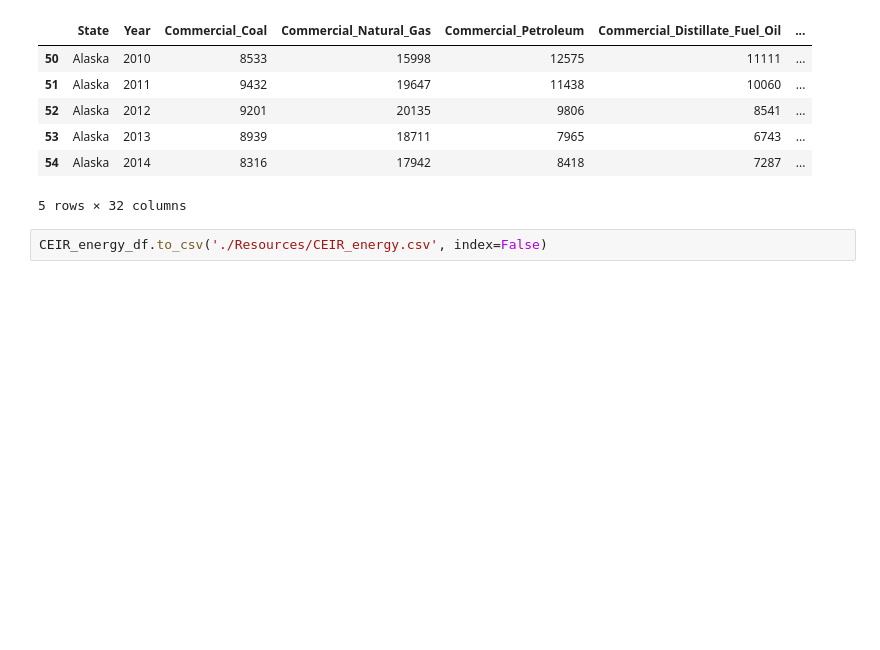
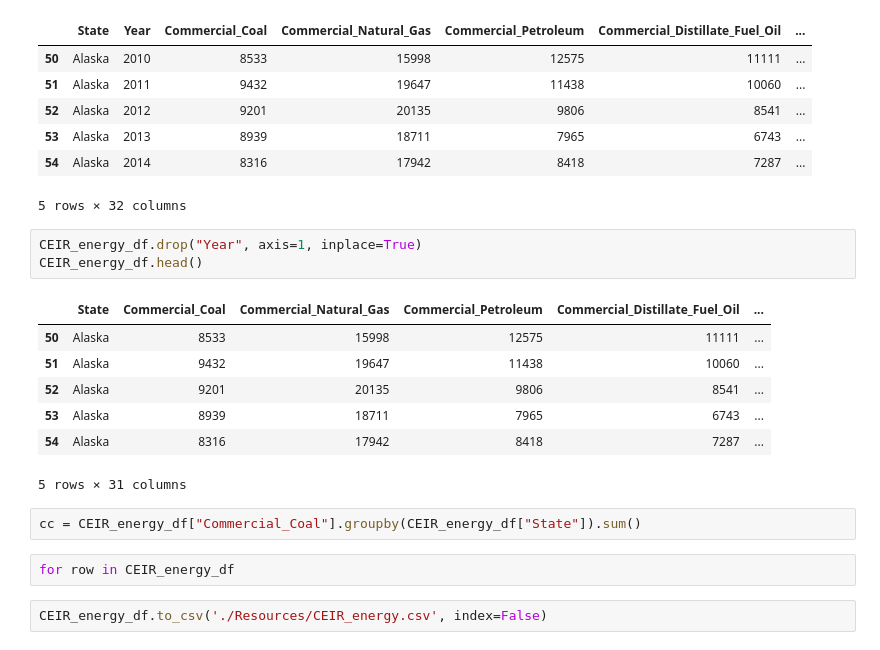
Before and after one commit to Tman5976/US_Energy_Analysis, a Jupyter notebook: ETL.ipynb, the cells around one changed output. Drawn from its saved outputs; the diff is of its cells as text; blank space fills up the shorter version.

Commit message:
Began adding individual rows by years

```diff
--- a/ETL.ipynb
+++ b/ETL.ipynb
@@ -98,6 +98,21 @@ CEIR_energy_df.head()
 | 53 | Alaska | 2013 | 8939 | 18711 | 7965 | 6743 | ... |
 | 54 | Alaska | 2014 | 8316 | 17942 | 8418 | 7287 | ... |
 5 rows × 32 columns
+# %%
+CEIR_energy_df.drop("Year", axis=1, inplace=True)
+CEIR_energy_df.head()
+# %% [output]
+|  | State | Commercial_Coal | Commercial_Natural_Gas | Commercial_Petroleum | Commercial_Distillate_Fuel_Oil | ... |
+| 50 | Alaska | 8533 | 15998 | 12575 | 11111 | ... |
+| 51 | Alaska | 9432 | 19647 | 11438 | 10060 | ... |
+| 52 | Alaska | 9201 | 20135 | 9806 | 8541 | ... |
+| 53 | Alaska | 8939 | 18711 | 7965 | 6743 | ... |
+| 54 | Alaska | 8316 | 17942 | 8418 | 7287 | ... |
+5 rows × 31 columns
+# %%
+cc = CEIR_energy_df["Commercial_Coal"].groupby(CEIR_energy_df["State"]).sum()
+# %%
+for row in CEIR_energy_df
 # %%
 CEIR_energy_df.to_csv('./Resources/CEIR_energy.csv', index=False)
 # %%
```
Also changed, not shown: 3 other files.
